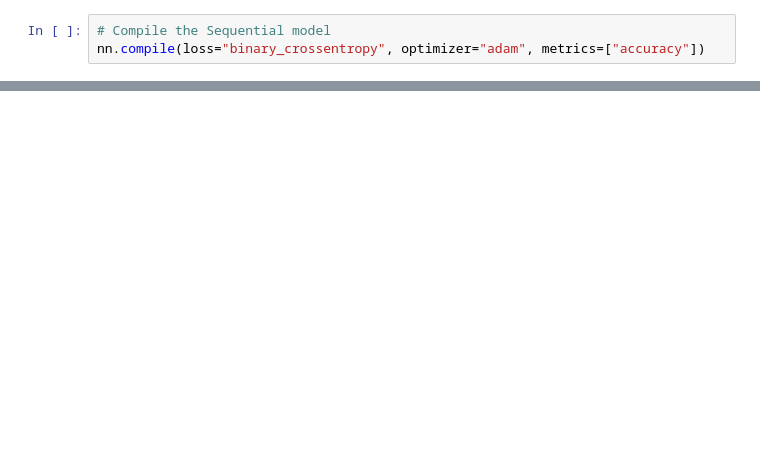
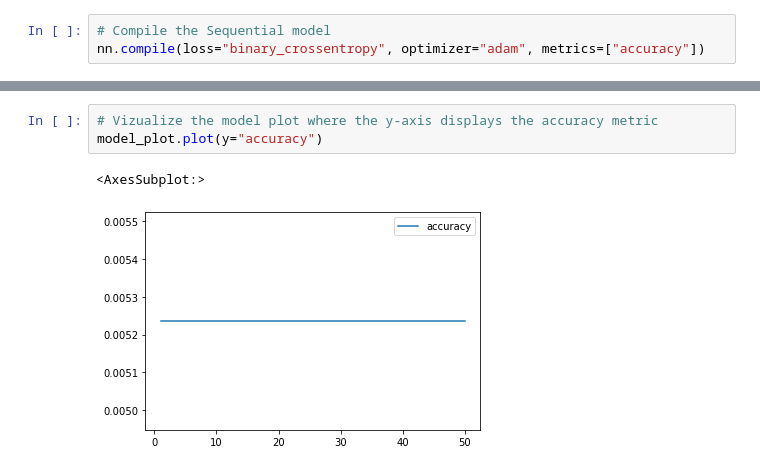
Before and after one commit to Analitico-771/machine_learning_index_prediction, a Jupyter notebook: neuralnetwork.ipynb, the cells around one changed output, grey strips where cells are left out. Saved outputs shown, nothing was run; the diff lists cells and outputs as text; blank space fills up the shorter version.

```diff
--- a/neuralnetwork.ipynb
+++ b/neuralnetwork.ipynb
@@ -165,0 +173,6 @@ Loss: -0.20518779754638672, Accuracy: 0.0
+# %%
+# Vizualize the model plot where the y-axis displays the accuracy metric
+model_plot.plot(y="accuracy")
+# %% [output]
+<AxesSubplot:>
+[figure, added]
```
Also changed, not shown: parts of 14 cells of this notebook.
